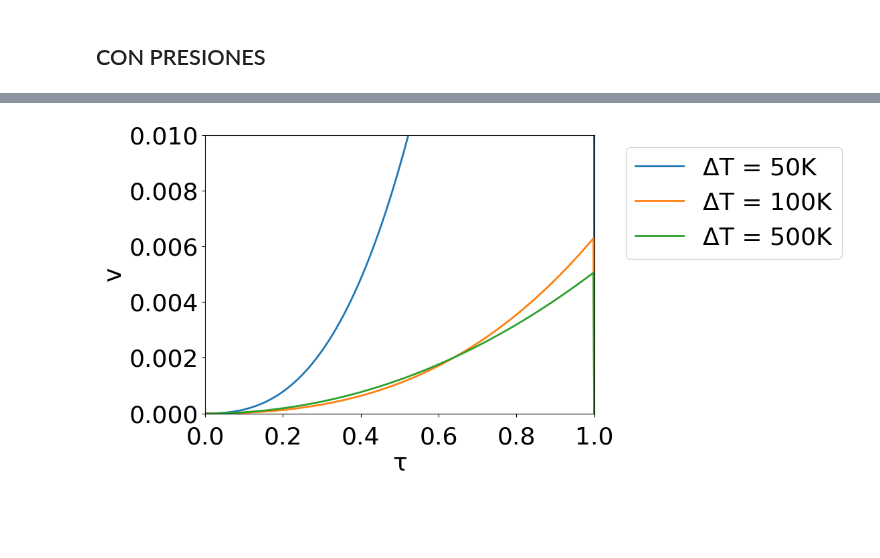
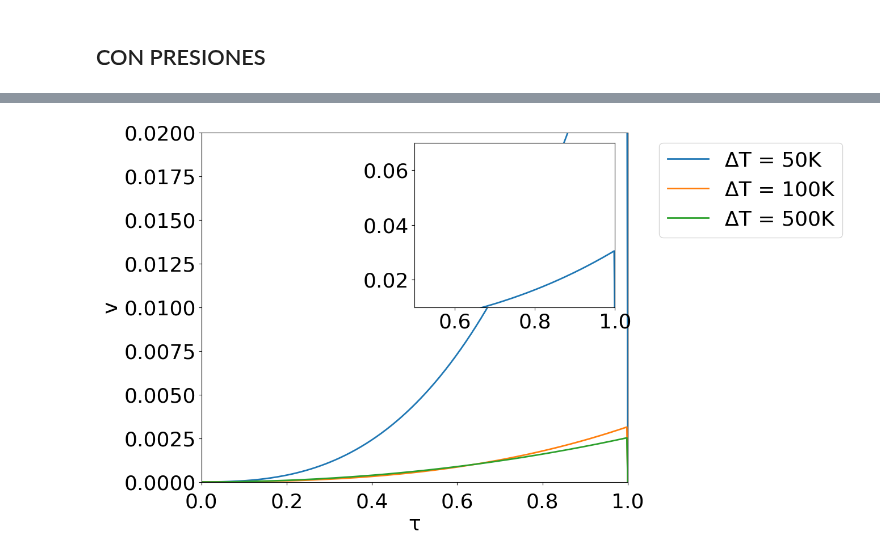
Before and after one commit to angelgvillatoro/bullville_M1, a Jupyter notebook: tfm/principal.ipynb, the cells around one changed output, grey strips where cells are left out. Cells and saved outputs as stored; diff of their text form; code cells hidden in the pictures; blank space fills up the shorter version.

```diff
--- a/tfm/principal.ipynb
+++ b/tfm/principal.ipynb
@@ -150,7 +83,7 @@ plt.show()
 ## CON PRESIONES
 # %%
 # Calculo y representación
-def calculo_temp_presiones(Ra, Ri, delta, v_e, LAMBDA):
+def calculo_temp_presiones(Ra, Ri, phi, delta, v_e, LAMBDA):
     # Definición de variables y condiciones iniciales
     M = 256 # Número de puntos en la dirección vertical
     N = 512 # Número de puntos en la dirección temporal
@@ -190,17 +123,15 @@ def calculo_temp_presiones(Ra, Ri, delta, v_e, LAMBDA):
                 xi[x, t] = 2 * xi[x+1, t] - xi[x+2, t] + 0.5 * deta * dtheta_deta
 
         # Redefinición de v
-        v[t] = v[t-1] + deta * (- phi / v_e * (xi[1, t-1] - xi[0, t-1]) / deta - Ra**-1 * v[t-1] + theta_star[0, t-1]/v_e)
+        v[t] = v[t-1] + dtau * (- phi / v_e * (xi[1, t-1] - xi[0, t-1]) / deta - Ra**-1 * v[t-1] + theta_star[0, t-1]/v_e)
 
 
     return v, theta_star, xi, eta, tau
 # %%
-
-
 # Primero, ejecutamos la función de cálculo
 h, phi, Ri, Ra, LAMBDA, delta = parametros(D, L, Delta_T)
 v_e = newton_raphson(phi, Ri, Ra, LAMBDA, v0=0.1, tol=1e-6, max_iter=100)
-v, theta_star, xi, eta, tau = calculo_temp_presiones(Ra, Ri, delta, v_e, LAMBDA)
+v, theta_star, xi, eta, tau = calculo_temp_presiones(Ra, Ri, phi, delta, v_e, LAMBDA)
 
 # Configuración general de los gráficos
 plt.rcParams.update({'font.size': 26})
@@ -210,6 +141,8 @@ plt.figure(figsize=(10, 6))
 plt.plot(tau, v)
 plt.xlabel(r'$\tau$')
 plt.ylabel(r'$v$')
+plt.xlim(0,1)
+plt.ylim(0,0.035)
 plt.tick_params(axis='both', which='major', labelsize=26)
 plt.tick_params(axis='x', which='major', pad=10)
 #plt.title('Evolución temporal de la velocidad adimensional')
@@ -274,11 +207,25 @@ Presión mínima: -0.0002
 # %%
 import numpy as np
 import matplotlib.pyplot as plt
+from matplotlib.ticker import ScalarFormatter, FuncFormatter
+import matplotlib.ticker as ticker
+import matplotlib.patches as patches
+
+# Función para encontrar el exponente común
+def find_common_exponent(values):
+    return np.floor(np.log10(np.max(np.abs(values)))).astype(int)
+
+# Función para formatear los valores con el exponente correcto
+def format_with_exponent(value, exponent):
+    if exponent >= 0:
+        return f'{value/10**exponent:.2f}'
+    else:
+        return f'{value*10**abs(exponent):.2f}'
 
 # Lista de diferencias de temperatura
 delta_T_list = [50, 100, 500]
 
-# Crear dos figuras con un tamaño específico
+# Crear dos figuras con un tamaño específico y una mejor proporción
 fig_theta, axs_theta = plt.subplots(1, 3, figsize=(24, 8))
 fig_xi, axs_xi = plt.subplots(1, 3, figsize=(24, 8))
 
@@ -286,49 +233,63 @@ fig_xi, axs_xi = plt.subplots(1, 3, figsize=(24, 8))
 axs_theta = axs_theta.flatten()
 axs_xi = axs_xi.flatten()
 
+# Definir el número de niveles para las secciones
+n_levels = 6
+
 # Graficar y recopilar datos
 for i, delta_T in enumerate(delta_T_list):
     h, phi, Ri, Ra, LAMBDA, delta = parametros(D, L, delta_T)
     v_e = newton_raphson(phi, Ri, Ra, LAMBDA, v0=0.1, tol=1e-6, max_iter=100)
-    v, theta_star, xi, eta, tau = calculo_temp_presiones(Ra, Ri, delta, v_e, LAMBDA)
+    v, theta_star, xi, eta, tau = calculo_temp_presiones(Ra, Ri, phi, delta, v_e, LAMBDA)
 
-    # Crear el mapa de calor para theta
-    im_theta = axs_theta[i].pcolormesh(tau, eta, theta_star, cmap='RdBu_r', shading='auto')
+    # Crear el mapa de calor seccionado para theta
+    levels_theta = np.linspace(np.min(theta_star), np.max(theta_star), n_levels)
+    im_theta = axs_theta[i].contourf(tau, eta, theta_star, levels=levels_theta, cmap='RdBu_r')
 
-    # Crear el mapa de calor para xi
-    im_xi = axs_xi[i].pcolormesh(tau, eta, xi, cmap='coolwarm', shading='auto')
+    # Crear el mapa de calor seccionado para xi
+    levels_xi = np.linspace(np.min(xi), np.max(xi), n_levels)
+    im_xi = axs_xi[i].contourf(tau, eta, xi, levels=levels_xi, cmap='coolwarm')
 
     # Configurar los ejes y etiquetas para theta
     axs_theta[i].set_xlabel('τ', fontsize=26)
     axs_theta[i].set_ylabel('η', fontsize=26)
-    axs_theta[i].set_title(f'ΔT = {delta_T:.0f}K', fontsize=26)
+    #axs_theta[i].set_title(f'ΔT = {delta_T:.0f}K', fontsize=26)
     axs_theta[i].set_xlim(0, 1)
     axs_theta[i].set_ylim(0, 1)
     axs_theta[i].tick_params(axis='both', which='major', labelsize=26)
+    axs_theta[i].tick_params(axis='x', which='major', pad=10)
 
     # Configurar los ejes y etiquetas para xi
     axs_xi[i].set_xlabel('τ', fontsize=26)
     axs_xi[i].set_ylabel('η', fontsize=26)
-    axs_xi[i].set_title(f'ΔT = {delta_T:.0f}K', fontsize=26)
+    #axs_xi[i].set_title(f'ΔT = {delta_T:.0f}K', fontsize=26)
     axs_xi[i].set_xlim(0, 1)
     axs_xi[i].set_ylim(0, 1)
     axs_xi[i].tick_params(axis='both', which='major', labelsize=26)
+    axs_xi[i].tick_params(axis='x', which='major', pad=10)
 
-    # Añadir barra de color para theta
-    cbar_theta = fig_theta.colorbar(im_theta, ax=axs_theta[i])
+    # Añadir barra de color para theta con formato personalizado
+    cbar_theta = fig_theta.colorbar(im_theta, ax=axs_theta[i], ticks=levels_theta)
+    exp_theta = find_common_exponent(levels_theta)
+    cbar_theta.ax.set_yticklabels([format_with_exponent(x, exp_theta) for x in levels_theta])
+    cbar_theta.ax.text(0.5, 1.05, f'×10$^{{{exp_theta}}}$', ha='center', va='bottom', transform=cbar_theta.ax.transAxes, fontsize=26)
     cbar_theta.set_label('θ*', fontsize=26)
     cbar_theta.ax.tick_params(labelsize=26)
 
-    # Añadir barra de color para xi
-    cbar_xi = fig_xi.colorbar(im_xi, ax=axs_xi[i])
+
+    # Añadir barra de color para xi con formato personalizado
+    cbar_xi = fig_xi.colorbar(im_xi, ax=axs_xi[i], ticks=levels_xi)
+    exp_xi = find_common_exponent(levels_xi)
+    cbar_xi.ax.set_yticklabels([format_with_exponent(x, exp_xi) for x in levels_xi])
+    cbar_xi.ax.text(0.5, 1.05, f'×10$^{{{exp_xi}}}$', ha='center', va='bottom', transform=cbar_xi.ax.transAxes, fontsize=26)
     cbar_xi.set_label('ξ', fontsize=26)
     cbar_xi.ax.tick_params(labelsize=26)
 
-    # Añadir etiqueta (a, b, c, d, e, f) en la esquina superior izquierda para theta
+    # Añadir etiqueta (a, b, c) en la esquina superior izquierda para theta
     axs_theta[i].text(0.05, 0.95, f'({chr(97 + i)})', transform=axs_theta[i].transAxes,
                       fontsize=26, fontweight='bold', va='top', color='white')
 
-    # Añadir etiqueta (a, b, c, d, e, f) en la esquina superior izquierda para xi
+    # Añadir etiqueta (a, b, c) en la esquina superior izquierda para xi
     axs_xi[i].text(0.05, 0.95, f'({chr(97 + i)})', transform=axs_xi[i].transAxes,
                    fontsize=26, fontweight='bold', va='top', color='black')
 
@@ -336,26 +297,41 @@ for i, delta_T in enumerate(delta_T_list):
 fig_theta.tight_layout()
 fig_xi.tight_layout()
 
+# Añadir espacio entre subplots
+fig_theta.subplots_adjust(wspace=0.3)
+fig_xi.subplots_adjust(wspace=0.3)
+
 # Mostrar las gráficas
 plt.show()
 
-# Gráfica de velocidad (sin cambios)
-fig, ax = plt.subplots(figsize=(12, 6))
+# Gráfica de velocidad con zoom
+fig, ax = plt.subplots(figsize=(14, 8))
 
 for delta_T in delta_T_list:
     h, phi, Ri, Ra, LAMBDA, delta = parametros(D, L, delta_T)
     v_e = newton_raphson(phi, Ri, Ra, LAMBDA, v0=0.1, tol=1e-6, max_iter=100)
-    v, theta_star, xi, eta, tau = calculo_temp_presiones(Ra, Ri, delta, v_e, LAMBDA)
-    ax.plot(tau, v, linewidth=2, label=f'ΔT = {delta_T:.0f}K')
+    v, theta_star, xi, eta, tau = calculo_temp_presiones(Ra, Ri, phi, delta, v_e, LAMBDA)
+    line, = ax.plot(tau, v, linewidth=2, label=f'ΔT = {delta_T:.0f}K')
+
+    # Guardar los datos para ΔT = 50
+    if delta_T == 50:
+        # Crear el recuadro de zoom
+        axins = ax.inset_axes([0.5, 0.5, 0.47, 0.47])
+        axins.plot(tau, v, linewidth=2, label=f'ΔT = {delta_T:.0f}K')
+        axins.set_xlim(0.5, 1.0)  # Ajusta estos valores según sea necesario
+        axins.set_ylim(0.01, 0.07)  # Ajusta estos valores según sea necesario
+        axins.tick_params(axis='both', which='major', labelsize=26)
 
 ax.set_xlabel('τ', fontsize=26)
 ax.set_ylabel('v', fontsize=26)
 ax.set_xlim(0, 1)
-ax.set_ylim(0, 0.01)
+ax.set_ylim(0, 0.02)
 ax.tick_params(axis='both', which='major', labelsize=26)
 ax.tick_params(axis='x', which='major', pad=10)
 
 ax.legend(fontsize=26, bbox_to_anchor=(1.05, 1), loc='upper left')
+
+
 plt.tight_layout()
 plt.show()
 # %% [output]
@@ -364 +340 @@ plt.show()
-[figure, old version]
+[figure, new version]
```
Also changed, not shown: parts of 6 cells of this notebook, 8 other files.
